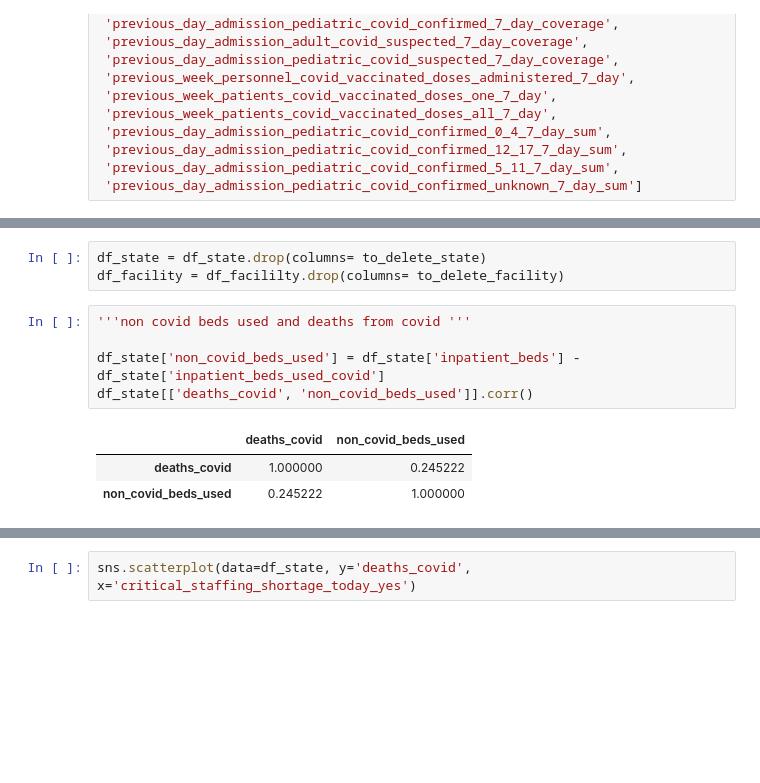
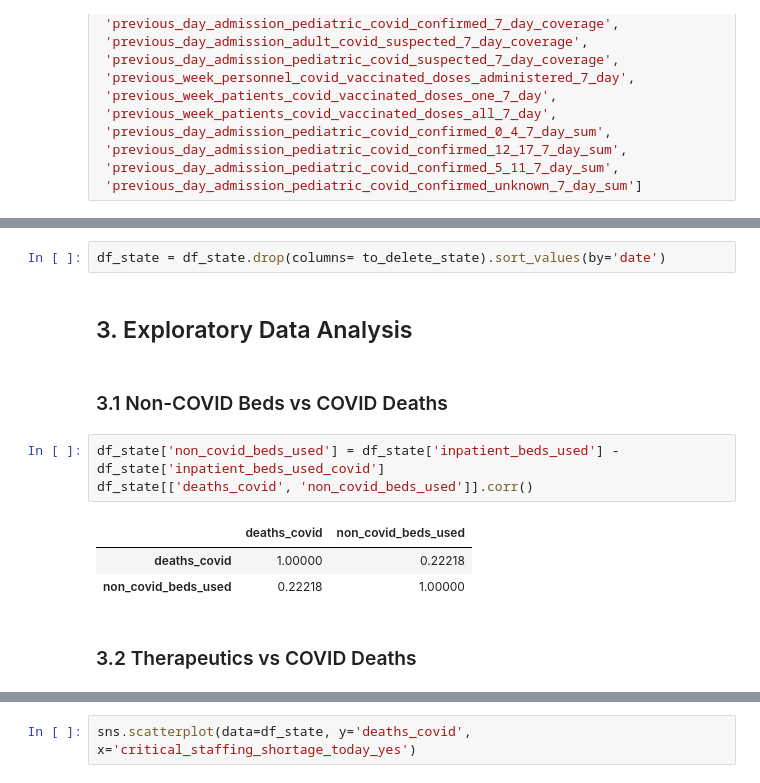
Before and after one commit to dsagher/CSE_881_Final_Project, a Jupyter notebook: sandbox_dan.ipynb, the cells around one changed output, grey strips where cells are left out. Drawn from its saved outputs; the diff is of its cells as text; blank space fills up the shorter version.

```diff
--- a/sandbox_dan.ipynb
+++ b/sandbox_dan.ipynb
@@ -152,15 +161,18 @@ df_facililty.head()
 | 3 | 151332 | 2019-12-29T00:00:00.000 | IN | 151332 | DECATUR COUNTY MEMORIAL HOSPITAL | 720 N LINCOLN ST | GREENSBURG | 47240.0 | ... |
 | 4 | 190167 | 2019-12-29T00:00:00.000 | LA | 190167 | MERCY REGIONAL MEDICAL CENTER | 800 E MAIN | VILLE PLATTE | 70586.0 | ... |
 # %%
-df_state = df_state.drop(columns= to_delete_state)
-df_facility = df_facililty.drop(columns= to_delete_facility)
+df_state = df_state.drop(columns= to_delete_state).sort_values(by='date')
+# %% [markdown]
+## 3. Exploratory Data Analysis
+# %% [markdown]
+### 3.1 Non-COVID Beds vs COVID Deaths
 # %%
-'''non covid beds used and deaths from covid '''
-
-df_state['non_covid_beds_used'] = df_state['inpatient_beds'] - df_state['inpatient_beds_used_covid']
+df_state['non_covid_beds_used'] = df_state['inpatient_beds_used'] - df_state['inpatient_beds_used_covid']
 df_state[['deaths_covid', 'non_covid_beds_used']].corr()
 # %% [output]
 |  | deaths_covid | non_covid_beds_used |
-| deaths_covid | 1.000000 | 0.245222 |
-| non_covid_beds_used | 0.245222 | 1.000000 |
+| deaths_covid | 1.00000 | 0.22218 |
+| non_covid_beds_used | 0.22218 | 1.00000 |
+# %% [markdown]
+### 3.2 Therapeutics vs COVID Deaths
 # %%
```
Also changed, not shown: parts of 17 cells of this notebook, 1 other file.
